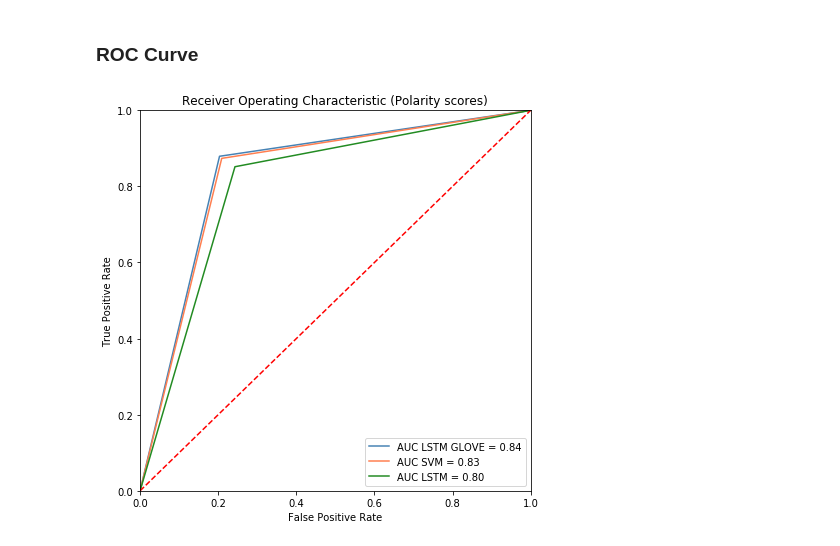
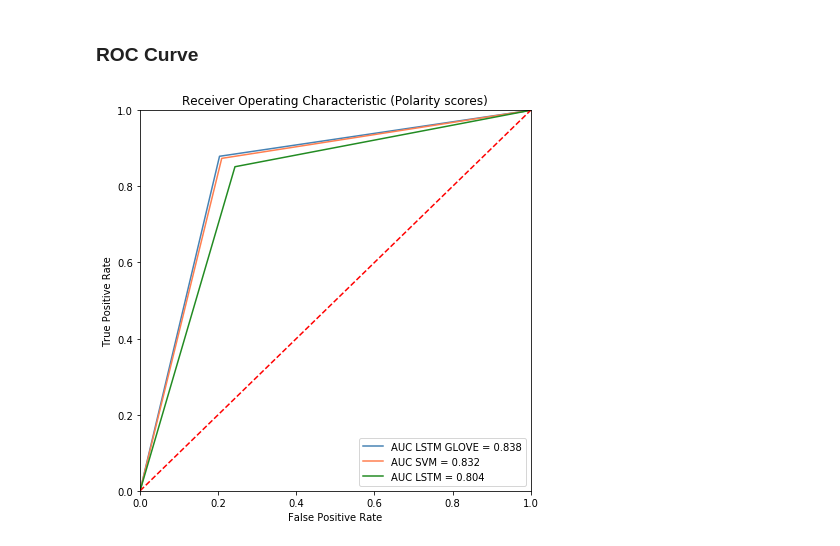
Before and after one commit to federikovi/635AA-TextAnalytics, a Jupyter notebook: 7- LSTM/roc_curves.ipynb, the cells around one changed output. Saved outputs shown, nothing was run; the diff lists cells and outputs as text; code cells hidden in the pictures.

```diff
--- a/7- LSTM/roc_curves.ipynb
+++ b/7- LSTM/roc_curves.ipynb
@@ -219,24 +281,25 @@ lstm_glove_vader_roc_auc = auc(lstm_glove_vader_false_positive_rate, lstm_glove_
 # %%
 plt.figure(figsize=(7,7))
 plt.title('Receiver Operating Characteristic (Polarity scores)')
 
 #lstm_glove
-plt.plot(lstm_glove_false_positive_rate, lstm_glove_true_positive_rate, 'steelblue', label='AUC LSTM GLOVE = %0.2f'% lstm_glove_roc_auc)
+plt.plot(lstm_glove_false_positive_rate, lstm_glove_true_positive_rate, 'steelblue', label='AUC LSTM GLOVE = %0.3f'% lstm_glove_roc_auc)
 #svm
-plt.plot(svm_false_positive_rate, svm_true_positive_rate, 'coral', label='AUC SVM = %0.2f'% svm_roc_auc)
+plt.plot(svm_false_positive_rate, svm_true_positive_rate, 'coral', label='AUC SVM = %0.3f'% svm_roc_auc)
 #lstm
-plt.plot(lstm_false_positive_rate, lstm_true_positive_rate, 'forestgreen', label='AUC LSTM = %0.2f'% lstm_roc_auc)
+plt.plot(lstm_false_positive_rate, lstm_true_positive_rate, 'forestgreen', label='AUC LSTM = %0.3f'% lstm_roc_auc)
 
 plt.legend(loc='lower right')
 plt.plot([0,1],[0,1],'r--') # random predictions curve
 plt.xlim([0.0,1.0])
 plt.ylim([0.0,1.0])
 
 plt.ylabel('True Positive Rate')
 plt.xlabel('False Positive Rate')
+#plt.savefig('ROC_polarity.png')
 plt.show()
 # %% [output]
-[figure, old version]
+[figure, new version]
 # %%
 plt.figure(figsize=(7,7))
 plt.title('Receiver Operating Characteristic (VADER scores)')
```
Also changed, not shown: parts of 8 cells of this notebook.
